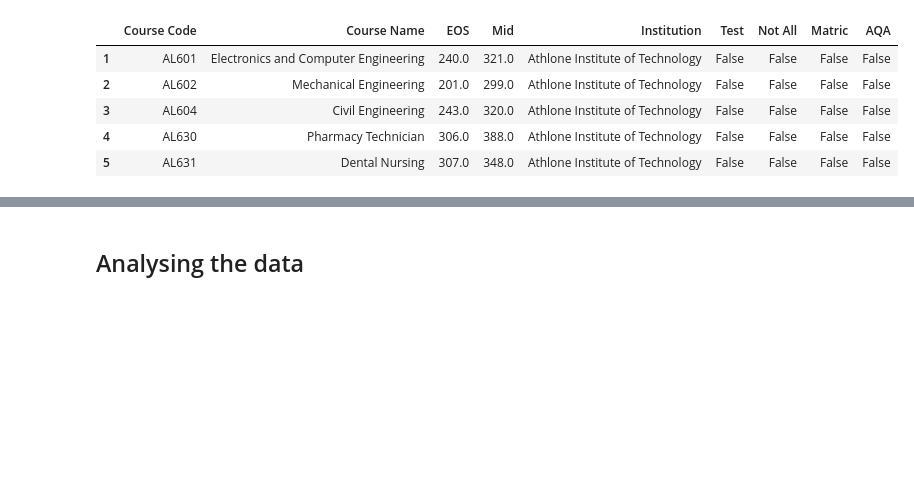
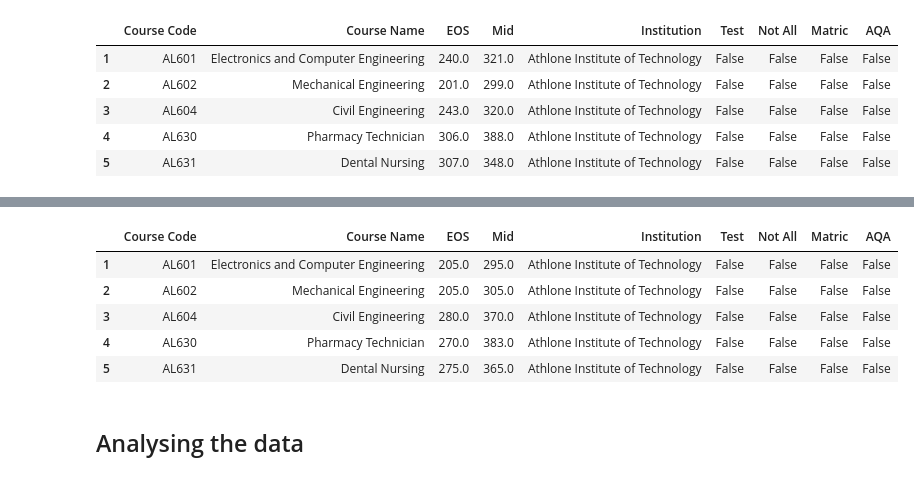
Before and after one commit to fod/fundamentals-data-analysis, a Jupyter notebook: cao.ipynb, the cells around one changed output, grey strips where cells are left out. Cells and saved outputs as stored; diff of their text form; code cells hidden in the pictures; blank space fills up the shorter version.

```diff
--- a/cao.ipynb
+++ b/cao.ipynb
@@ -418,3 +467,16 @@ df76_18.head()
+# %%
+# read the level 76 pdf, extracting tables into a single dataframe
+pdf_path = os.path.join(data_dir, "cao_2016_lvl76.pdf")
+df76_16 = read_cao_pdf(pdf_path, header_row=6)
+
+df76_16.head()
+# %% [output]
+|  | Course Code | Course Name | EOS | Mid | Institution | Test | Not All | Matric | AQA |
+| 1 | AL601 | Electronics and Computer Engineering | 205.0 | 295.0 | Athlone Institute of Technology | False | False | False | False |
+| 2 | AL602 | Mechanical Engineering | 205.0 | 305.0 | Athlone Institute of Technology | False | False | False | False |
+| 3 | AL604 | Civil Engineering | 280.0 | 370.0 | Athlone Institute of Technology | False | False | False | False |
+| 4 | AL630 | Pharmacy Technician | 270.0 | 383.0 | Athlone Institute of Technology | False | False | False | False |
+| 5 | AL631 | Dental Nursing | 275.0 | 365.0 | Athlone Institute of Technology | False | False | False | False |
 # %% [markdown]
 ## Analysing the data
 # %%
```
Also changed, not shown: parts of 8 cells of this notebook.
